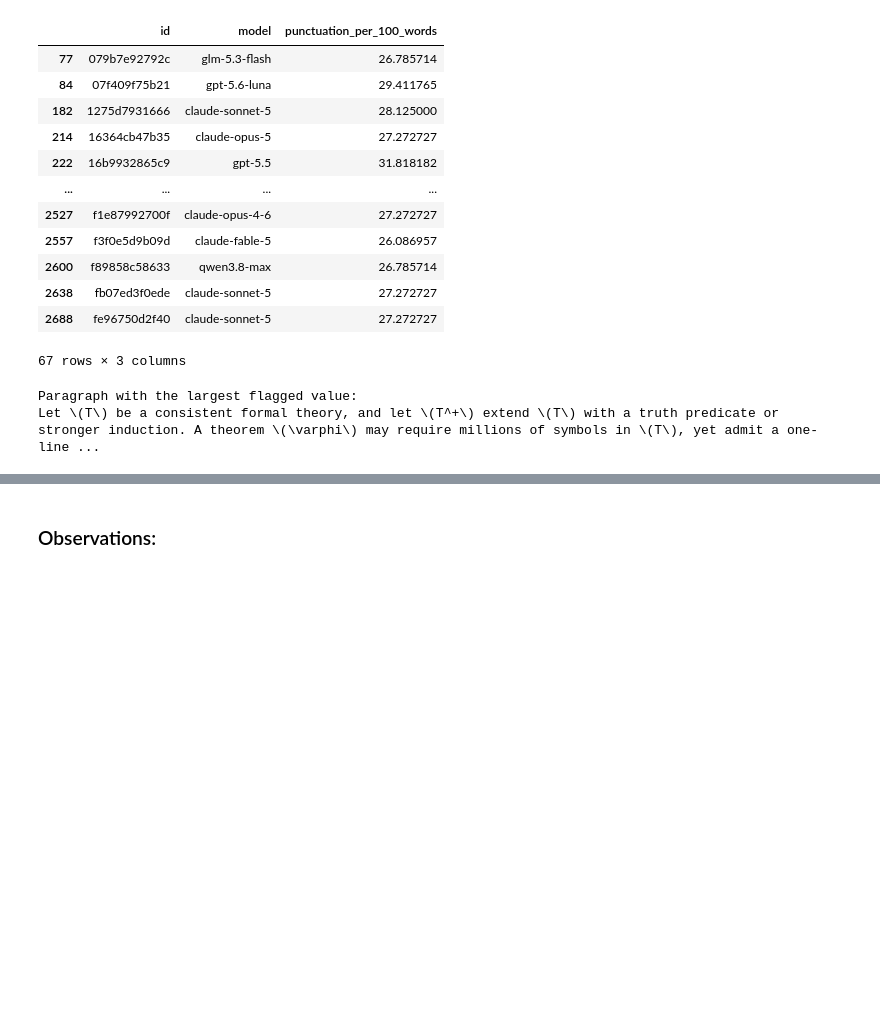
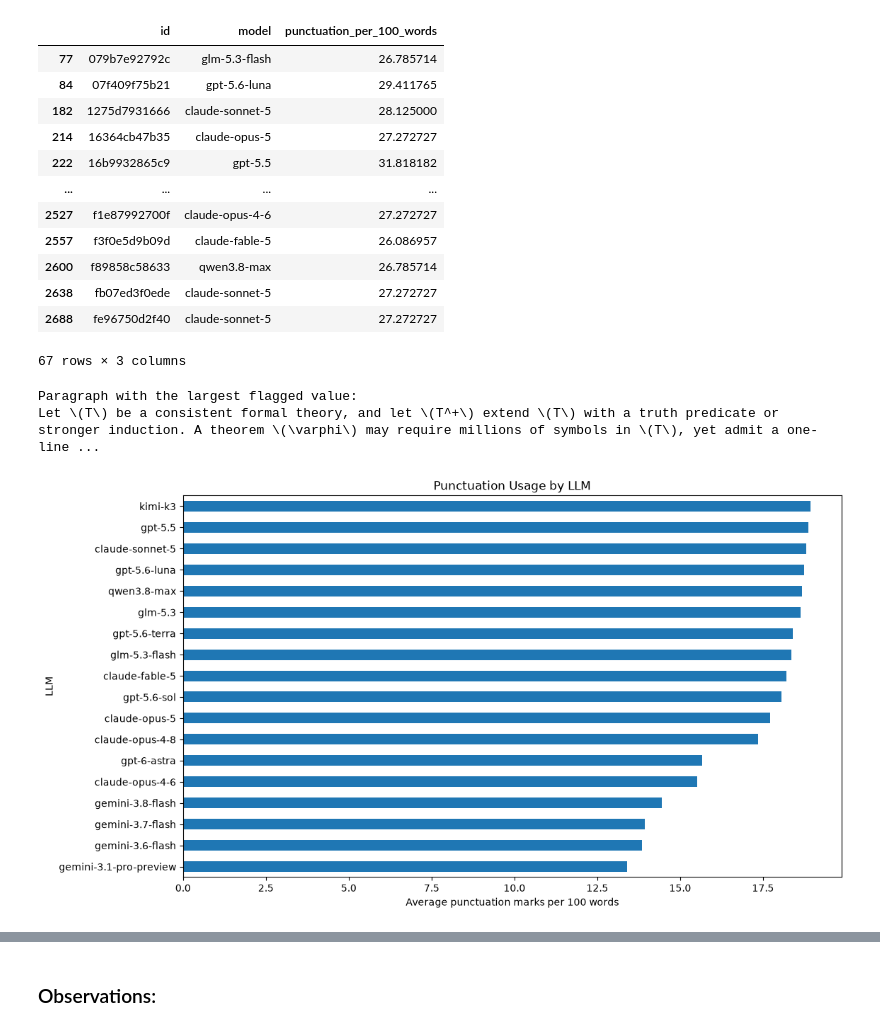
Before and after one commit to FredWltr/NameThatLLM, a Jupyter notebook: NameThatLLM.ipynb, the cells around one changed output, grey strips where cells are left out. Saved outputs shown, nothing was run; the diff lists cells and outputs as text; code cells hidden in the pictures; blank space fills up the shorter version.

```diff
--- a/NameThatLLM.ipynb
+++ b/NameThatLLM.ipynb
@@ -225,0 +220,25 @@ Number of punctuation types: 25
+# %%
+# Identify puncuation and symbols.
+
+# Combine all text into one string
+all_text = data['text'].fillna('').astype(str).str.cat(sep='')
+
+
+# Get punctuation counts
+punctuation_counts = Counter(
+    char for char in all_text
+    if unicodedata.category(char).startswith("P")
+)
+punctuation_list = list(punctuation_counts)
+
+# Get symbol counts
+symbol_counts = Counter(
+    char for char in all_text
+    if unicodedata.category(char).startswith("S")
+)
+
+# Print counts
+print("Number of punctuation types:", len(punctuation_list))
+print("Punctuation frequencies:", punctuation_counts.most_common())
+print("\nNumber of symbol types:", len(symbol_counts))
+print("Smybol frequencies:", symbol_counts.most_common())
@@ -352,3 +377,20 @@ Number of flagged paragraphs: 67
 67 rows × 3 columns
 Paragraph with the largest flagged value:
 Let \(T\) be a consistent formal theory, and let \(T^+\) extend \(T\) with a truth predicate or stronger induction. A theorem \(\varphi\) may require millions of symbols in \(T\), yet admit a one-line ...
+# %%
+# Additional visualization to compare average punctuation usage across LLMs.
+punctuation_by_model = (
+    data.groupby("model")["punctuation_per_100_words"]
+    .mean()
+    .sort_values()
+)
+
+plt.figure(figsize=(12, 7))
+punctuation_by_model.plot(kind="barh")
+
+plt.xlabel("Average punctuation marks per 100 words")
+plt.ylabel("LLM")
+plt.title("Punctuation Usage by LLM")
+plt.show()
+# %% [output]
+[figure, added]
```
Also changed, not shown: parts of 6 cells of this notebook.
